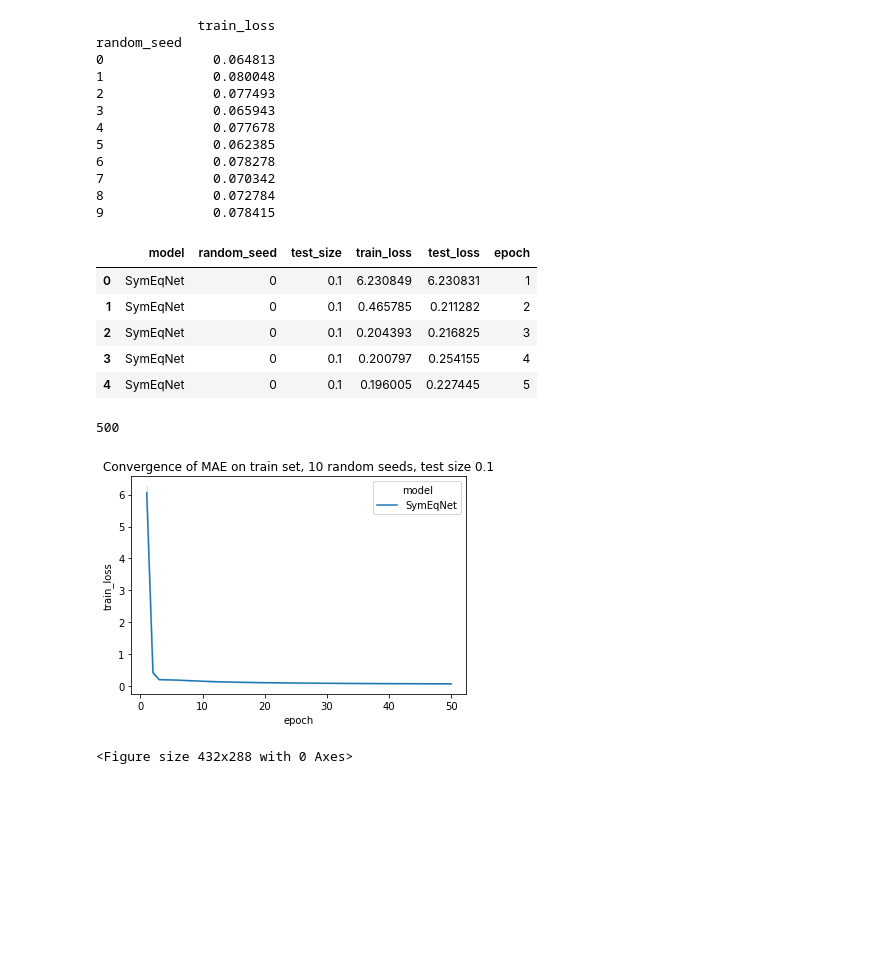
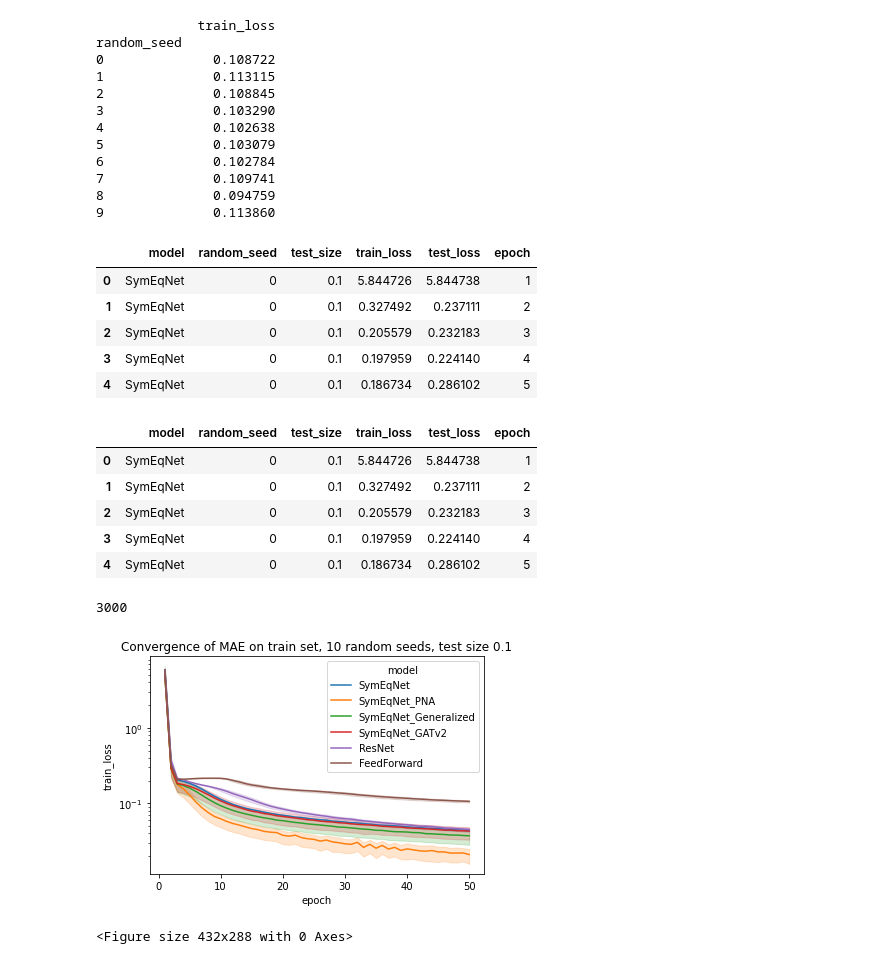
Before and after one commit to martin-krutsky/rubik-dl-symmetries, a Jupyter notebook: analyzeResults.ipynb, the cells around one changed output. Cells and saved outputs as stored; diff of their text form; code cells hidden in the pictures; blank space fills up the shorter version.

```diff
--- a/analyzeResults.ipynb
+++ b/analyzeResults.ipynb
@@ -22,7 +51,8 @@ import os
 DATASET = '6moves'
 # models = ['SymEqNet_100_500', 'SymEqNet_1000_1000', 'ResNet']
 # models = ['SymEqNet_1000_1000', 'ResNet']
-models = ['SymEqNet'] #, 'ResNet']
+
+models = ['SymEqNet', 'SymEqNet_PNA', 'SymEqNet_Generalized', 'SymEqNet_GATv2', 'ResNet', 'FeedForward']
 # %%
 RESULT_FOLDERS = {
     model: f'results/{DATASET}/{model}' for model in models
@@ -36,12 +66,12 @@ last_train_losses_dict, last_test_losses_dict, mean_train_losses_dict, mean_test
 
 for model in models:
     for i, config in enumerate(configs):
-        if os.path.isfile(RESULT_FOLDERS[model] + f'/last_train_losses_rs{config[0]}_ts{config[1]}.npy'):
-            last_train_losses = np.load(RESULT_FOLDERS[model] + f'/last_train_losses_rs{config[0]}_ts{config[1]}.npy')
-            last_test_losses = np.load(RESULT_FOLDERS[model] + f'/last_test_losses_rs{config[0]}_ts{config[1]}.npy')
-            mean_train_losses = np.load(RESULT_FOLDERS[model] + f'/mean_train_losses_rs{config[0]}_ts{config[1]}.npy')
-            mean_test_losses = np.load(RESULT_FOLDERS[model] + f'/mean_test_losses_rs{config[0]}_ts{config[1]}.npy')
-            results = np.load(RESULT_FOLDERS[model] + f'/results_rs{config[0]}_ts{config[1]}.npy')
+        if os.path.isfile(RESULT_FOLDERS[model] + f'/last_train_losses_rs{config[0]}_ts{config[1]:0.1f}.npy'):
+            last_train_losses = np.load(RESULT_FOLDERS[model] + f'/last_train_losses_rs{config[0]}_ts{config[1]:0.1f}.npy')
+            last_test_losses = np.load(RESULT_FOLDERS[model] + f'/last_test_losses_rs{config[0]}_ts{config[1]:0.1f}.npy')
+            mean_train_losses = np.load(RESULT_FOLDERS[model] + f'/mean_train_losses_rs{config[0]}_ts{config[1]:0.1f}.npy')
+            mean_test_losses = np.load(RESULT_FOLDERS[model] + f'/mean_test_losses_rs{config[0]}_ts{config[1]:0.1f}.npy')
+            results = np.load(RESULT_FOLDERS[model] + f'/results_rs{config[0]}_ts{config[1]:0.1f}.npy')
         else:
             last_train_losses = []
             last_test_losses = []
@@ -85,37 +130,45 @@ df.head()
 # %% [output]
              train_loss
 random_seed
-0              0.064813
-1              0.080048
-2              0.077493
-3              0.065943
-4              0.077678
-5              0.062385
-6              0.078278
-7              0.070342
-8              0.072784
-9              0.078415
+0              0.108722
+1              0.113115
+2              0.108845
+3              0.103290
+4              0.102638
+5              0.103079
+6              0.102784
+7              0.109741
+8              0.094759
+9              0.113860
 |  | model | random_seed | test_size | train_loss | test_loss | epoch |
-| 0 | SymEqNet | 0 | 0.1 | 6.230849 | 6.230831 | 1 |
-| 1 | SymEqNet | 0 | 0.1 | 0.465785 | 0.211282 | 2 |
-| 2 | SymEqNet | 0 | 0.1 | 0.204393 | 0.216825 | 3 |
-| 3 | SymEqNet | 0 | 0.1 | 0.200797 | 0.254155 | 4 |
-| 4 | SymEqNet | 0 | 0.1 | 0.196005 | 0.227445 | 5 |
+| 0 | SymEqNet | 0 | 0.1 | 5.844726 | 5.844738 | 1 |
+| 1 | SymEqNet | 0 | 0.1 | 0.327492 | 0.237111 | 2 |
+| 2 | SymEqNet | 0 | 0.1 | 0.205579 | 0.232183 | 3 |
+| 3 | SymEqNet | 0 | 0.1 | 0.197959 | 0.224140 | 4 |
+| 4 | SymEqNet | 0 | 0.1 | 0.186734 | 0.286102 | 5 |
 # %%
 os.makedirs(f'imgs/convergence/{DATASET}', exist_ok=True)
 # %%
 for test_size in test_sizes:
     df_test_size = df[(df['test_size'] == test_size)] # & (df['epoch'] % 10 == 0)]
+    display(df_test_size.head())
     print(len(df_test_size.index))
     sns.lineplot(data=df_test_size, x="epoch", y="train_loss", hue="model")
-    plt.title(f'Convergence of MAE on train set, 10 random seeds, test size {test_size}')
-#     plt.savefig(f'imgs/convergence/{DATASET}/train_conv_testsize_{test_size}.png', dpi=100)
+    plt.title(f'Convergence of MAE on train set, 10 random seeds, test size {test_size:0.1f}')
+    plt.yscale('log')
+    plt.savefig(f'imgs/convergence/{DATASET}/train/train_conv_testsize_{test_size:0.1f}.png', dpi=100)
     plt.show()
     plt.cla()
     plt.clf()
 # %% [output]
+|  | model | random_seed | test_size | train_loss | test_loss | epoch |
+| 0 | SymEqNet | 0 | 0.1 | 5.844726 | 5.844738 | 1 |
+| 1 | SymEqNet | 0 | 0.1 | 0.327492 | 0.237111 | 2 |
+| 2 | SymEqNet | 0 | 0.1 | 0.205579 | 0.232183 | 3 |
+| 3 | SymEqNet | 0 | 0.1 | 0.197959 | 0.224140 | 4 |
+| 4 | SymEqNet | 0 | 0.1 | 0.186734 | 0.286102 | 5 |
-500
+3000
-[figure, old version]
+[figure, new version]
 <Figure size 432x288 with 0 Axes>
 # %%
 for test_size in test_sizes:
```
Also changed, not shown: parts of 5 cells of this notebook, 10 other files.
